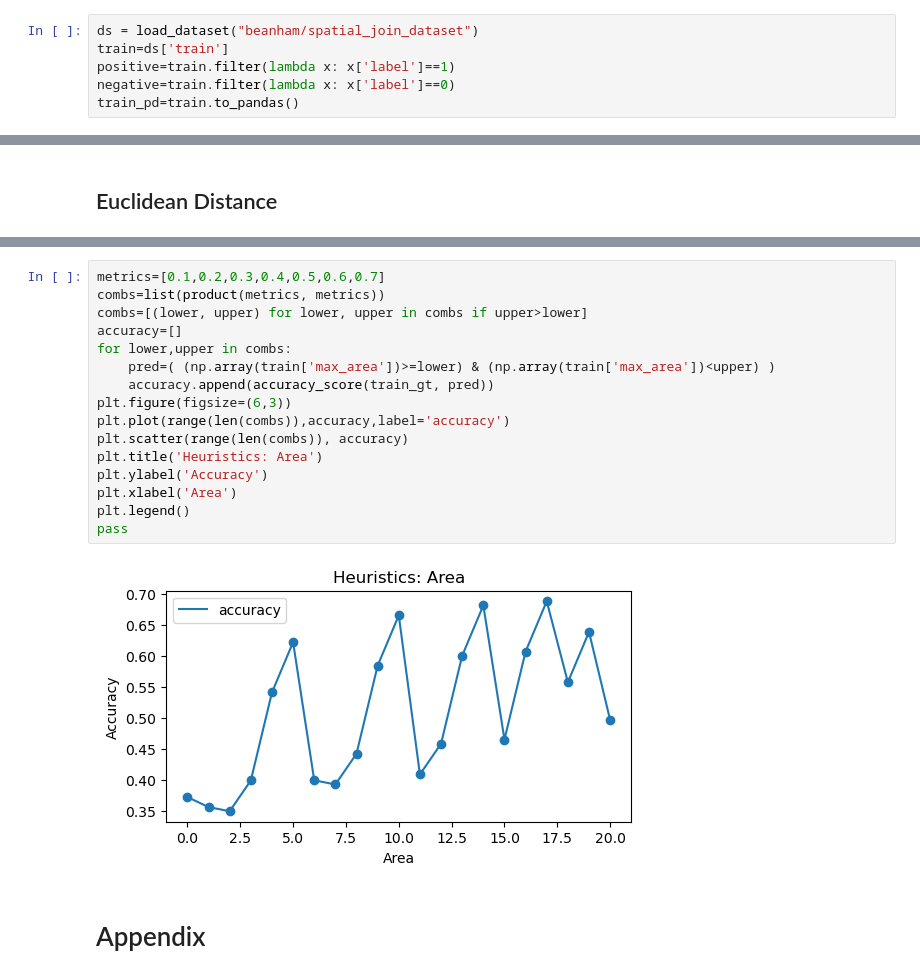
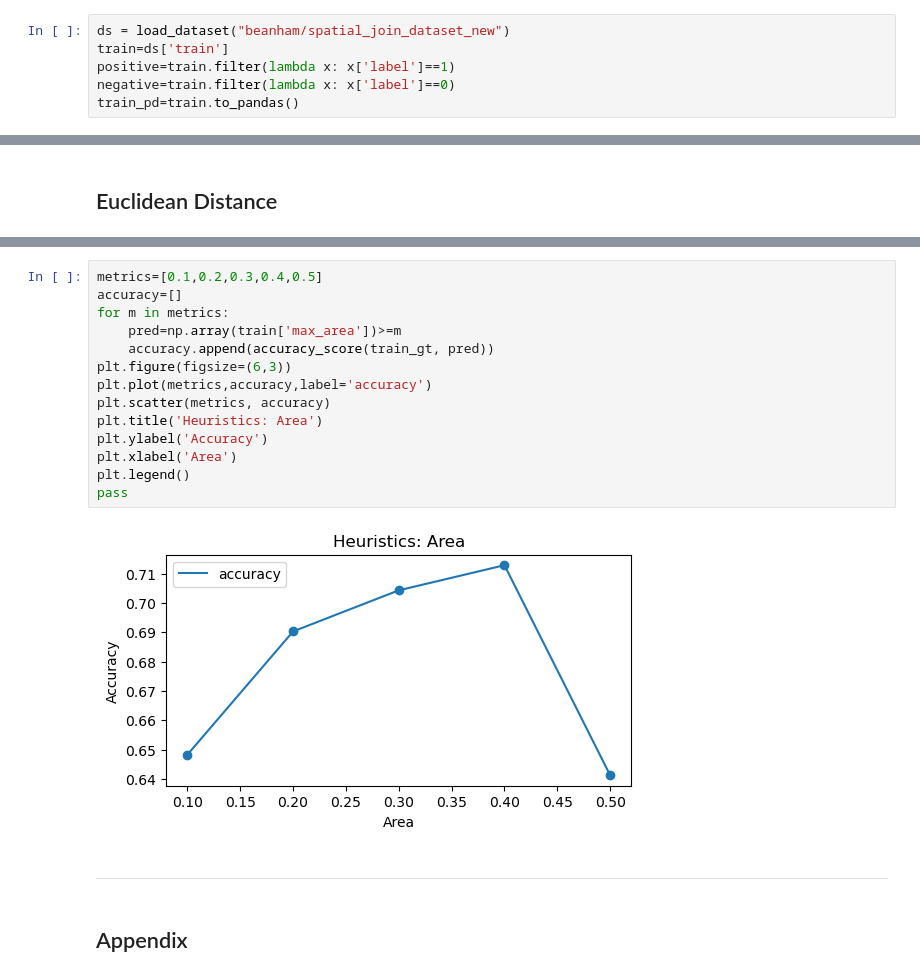
Before and after one commit to BeanHam/2024-spatial-data-integration, a Jupyter notebook: join_task_new/inference_results/heuristics.ipynb, the cells around one changed output, grey strips where cells are left out. Cells and saved outputs as stored; diff of their text form.

Commit message:
checked distribution of new join data -> similar to the bigger data due to random sampling

```diff
--- a/join_task_new/inference_results/heuristics.ipynb
+++ b/join_task_new/inference_results/heuristics.ipynb
@@ -7,7 +7,7 @@ from itertools import combinations, product
 from huggingface_hub import login as hf_login
 from sklearn.metrics import accuracy_score, precision_score, recall_score, f1_score
 # %%
-ds = load_dataset("beanham/spatial_join_dataset")
+ds = load_dataset("beanham/spatial_join_dataset_new")
 train=ds['train']
 positive=train.filter(lambda x: x['label']==1)
 negative=train.filter(lambda x: x['label']==0)
@@ -262,20 +239,20 @@ pass
 # %%
-metrics=[0.1,0.2,0.3,0.4,0.5,0.6,0.7]
-combs=list(product(metrics, metrics))
-combs=[(lower, upper) for lower, upper in combs if upper>lower]
+metrics=[0.1,0.2,0.3,0.4,0.5]
 accuracy=[]
-for lower,upper in combs:
-    pred=( (np.array(train['max_area'])>=lower) & (np.array(train['max_area'])<upper) )
+for m in metrics:
+    pred=np.array(train['max_area'])>=m
     accuracy.append(accuracy_score(train_gt, pred))
 plt.figure(figsize=(6,3))
-plt.plot(range(len(combs)),accuracy,label='accuracy')
-plt.scatter(range(len(combs)), accuracy)
+plt.plot(metrics,accuracy,label='accuracy')
+plt.scatter(metrics, accuracy)
 plt.title('Heuristics: Area')
 plt.ylabel('Accuracy')
 plt.xlabel('Area')
 plt.legend()
 pass
 # %% [output]
-[figure, old version]
+[figure, new version]
+# %% [markdown]
+----
 # %% [markdown]
-# Appendix
+## Appendix
```
Also changed, not shown: parts of 26 cells of this notebook, 5 other files.
